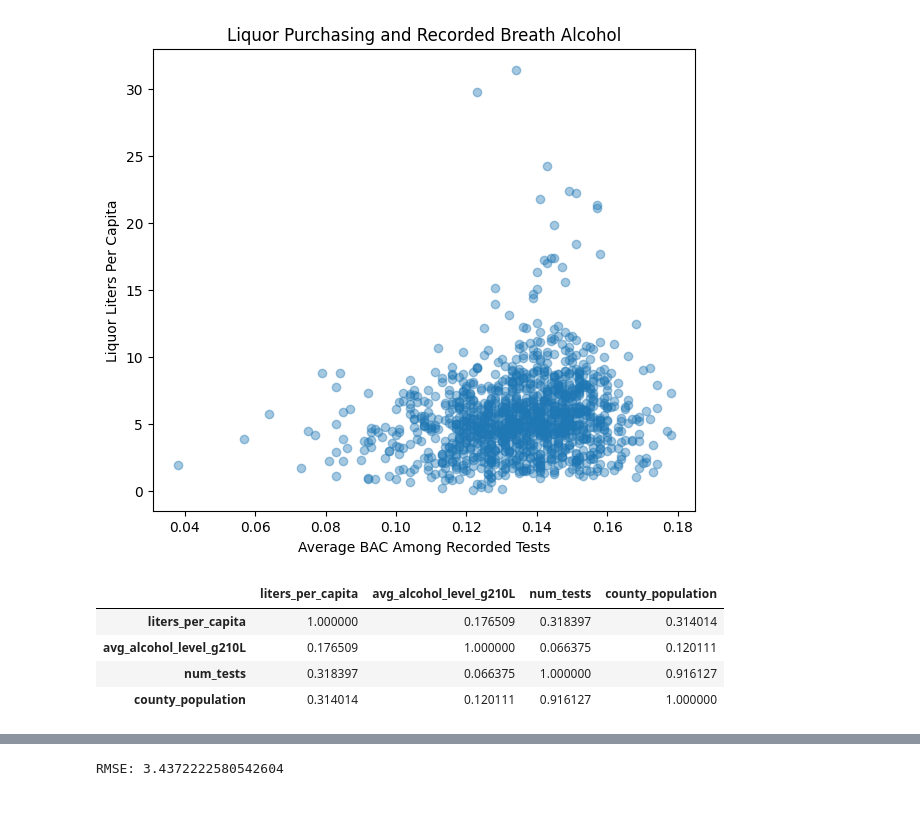
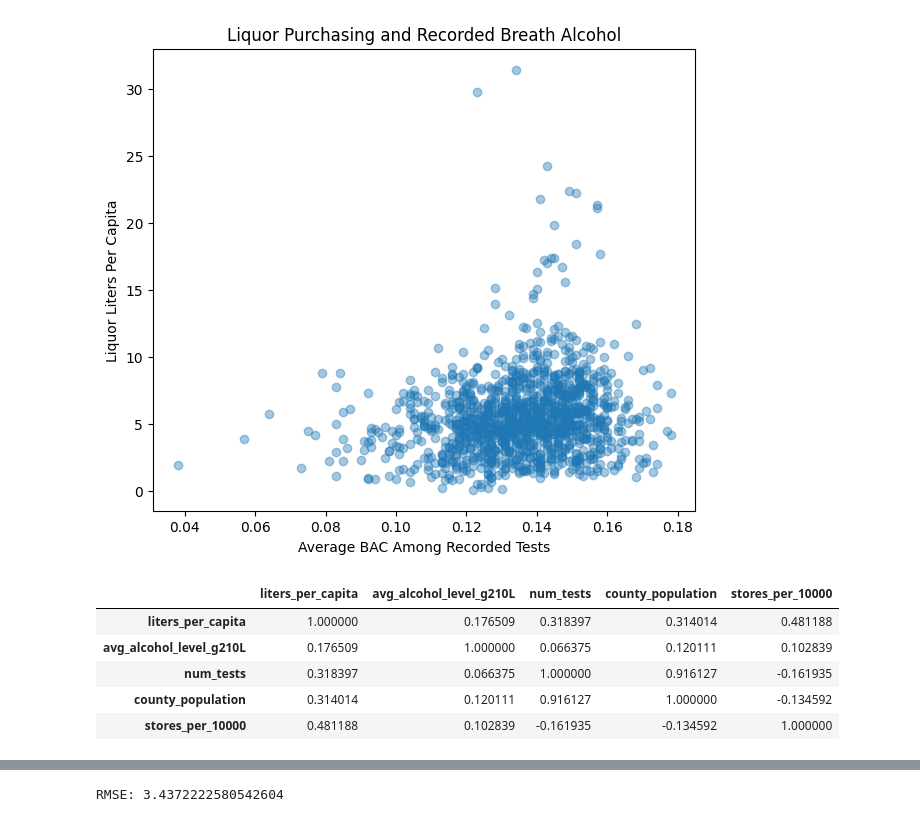
Before and after one commit to Meboy1000/Booze-Data-Project, a Jupyter notebook: InitialEDAandModels.ipynb, the cells around one changed output, grey strips where cells are left out. Cells and saved outputs as stored; diff of their text form; code cells hidden in the pictures.

```diff
--- a/InitialEDAandModels.ipynb
+++ b/InitialEDAandModels.ipynb
@@ -4,7 +4,7 @@ import numpy as np
 import matplotlib.pyplot as plt
 
 df = pd.read_parquet(
-    "data_actually_clean/county_month_combined.parquet"
+    "county_month_combined.parquet"
 )
 
 print(df.shape)
@@ -1845,6 +1848,10 @@ dead = (
         num_tests=(
             "num_tests",
             "first"
+        ),
+        avg_monthly_stores=(
+            "num_stores",
+            "mean"
         )
     )
 )
@@ -1856,3 +1858,29 @@ dead["liters_per_capita"] = (
+# %%
+dead["liters_per_capita"] = (
+    dead["sales_liters"]
+    / dead["county_population"]
+)
+
+dead["tests_per_1000"] = (
+    dead["num_tests"]
+    / dead["county_population"]
+    * 1000
+)
+
+dead["stores_per_10000"] = (
+    dead["avg_monthly_stores"]
+    / dead["county_population"]
+    * 10000
+)
+
+dead["years_since_start"] = (
+    dead["year"]
+    - dead["year"].min()
+)
+
+dead["log_population"] = np.log(
+    dead["county_population"]
+)
 # %%
 dead.head()
 # %% [output]
@@ -1954,15 +2054,17 @@ plt.show()
 # %%
 dead[
     [
         "liters_per_capita",
         "avg_alcohol_level_g210L",
         "num_tests",
-        "county_population"
+        "county_population",
+        "stores_per_10000"
     ]
 ].corr()
 # %% [output]
-|  | liters_per_capita | avg_alcohol_level_g210L | num_tests | county_population |
-| liters_per_capita | 1.000000 | 0.176509 | 0.318397 | 0.314014 |
-| avg_alcohol_level_g210L | 0.176509 | 1.000000 | 0.066375 | 0.120111 |
-| num_tests | 0.318397 | 0.066375 | 1.000000 | 0.916127 |
-| county_population | 0.314014 | 0.120111 | 0.916127 | 1.000000 |
+|  | liters_per_capita | avg_alcohol_level_g210L | num_tests | county_population | stores_per_10000 |
+| liters_per_capita | 1.000000 | 0.176509 | 0.318397 | 0.314014 | 0.481188 |
+| avg_alcohol_level_g210L | 0.176509 | 1.000000 | 0.066375 | 0.120111 | 0.102839 |
+| num_tests | 0.318397 | 0.066375 | 1.000000 | 0.916127 | -0.161935 |
+| county_population | 0.314014 | 0.120111 | 0.916127 | 1.000000 | -0.134592 |
+| stores_per_10000 | 0.481188 | 0.102839 | -0.161935 | -0.134592 | 1.000000 |
```
Also changed, not shown: parts of 58 cells of this notebook.
